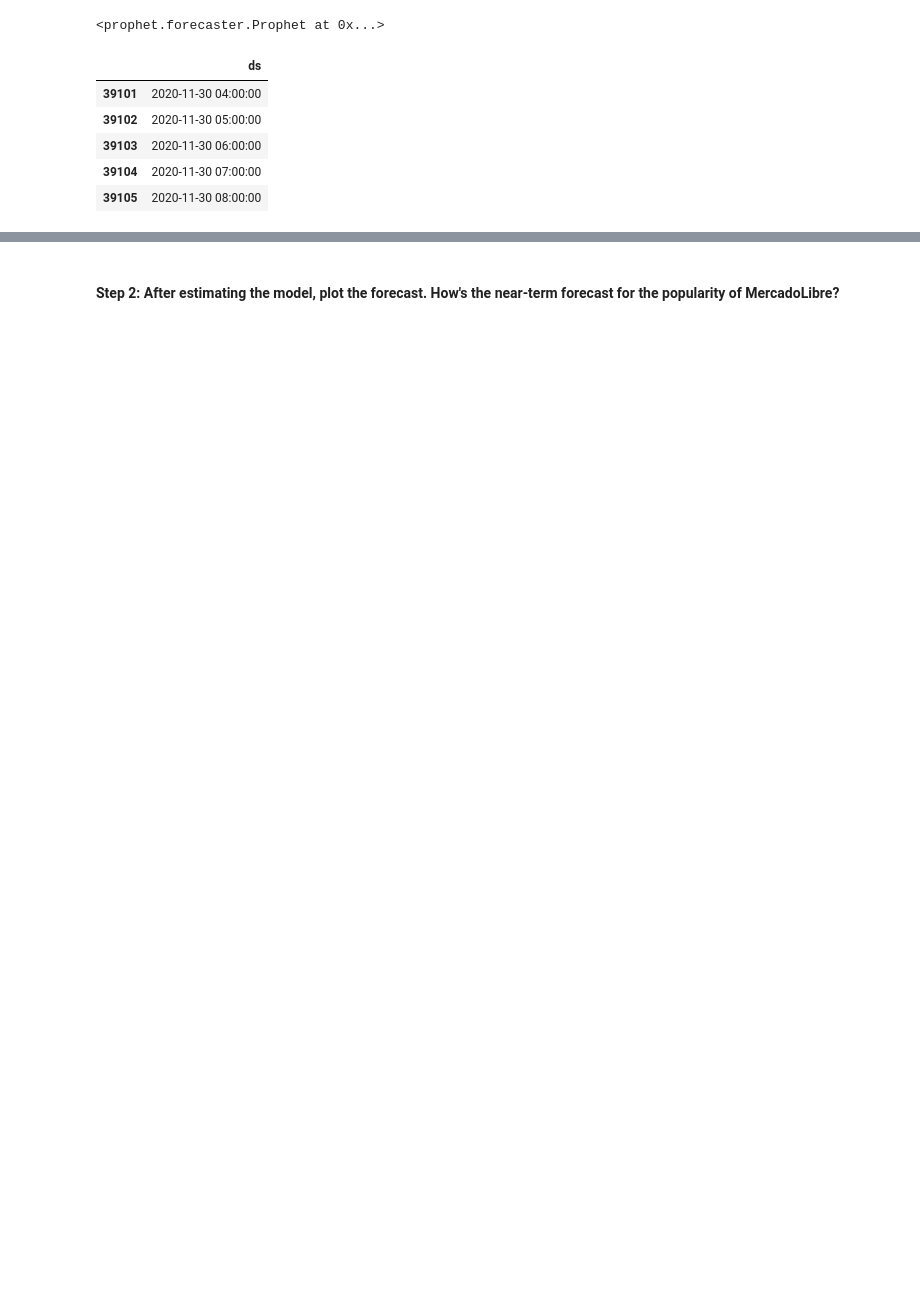
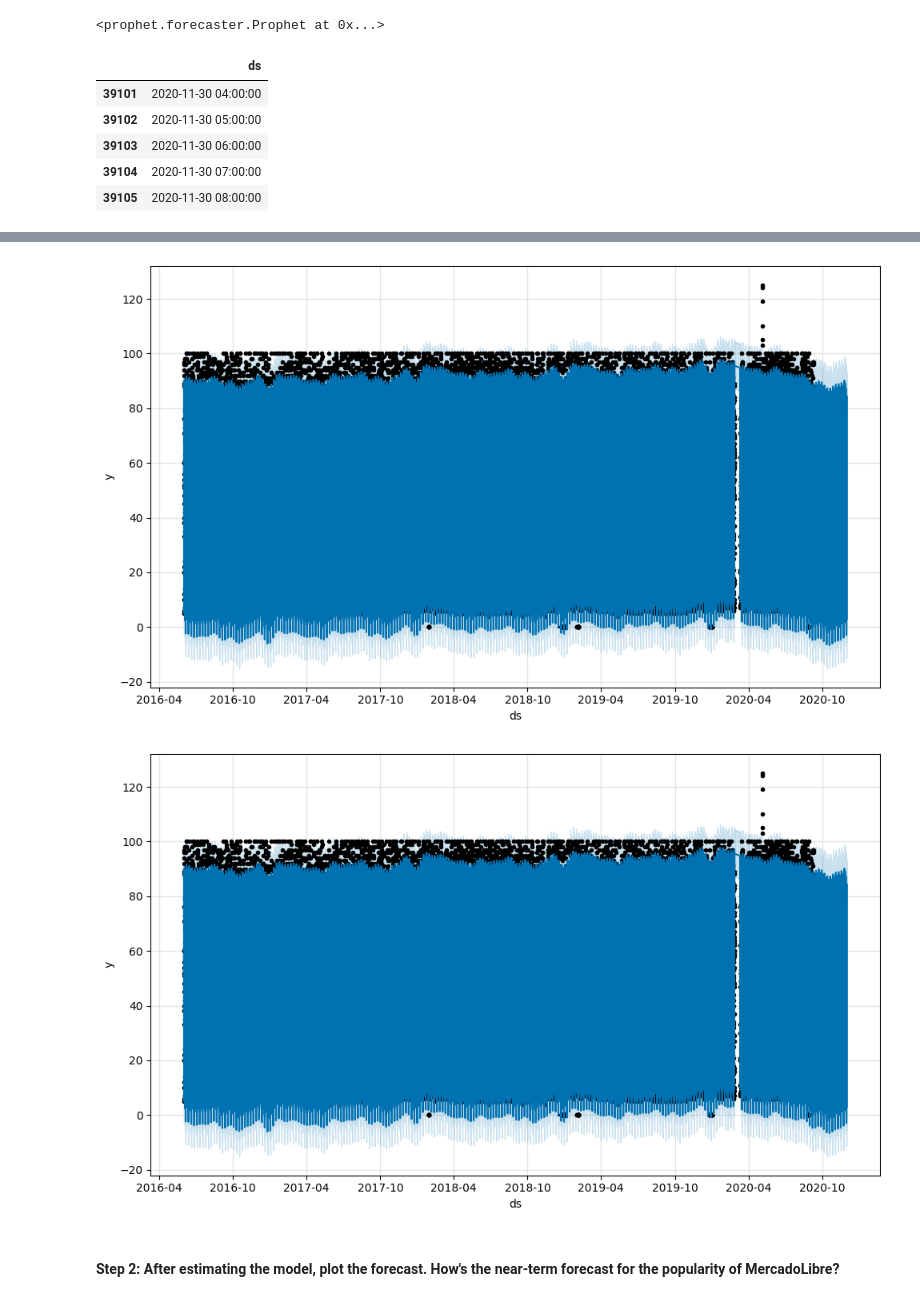
Before and after one commit to RAJESHVELAMALA/prophet-challenge, a Jupyter notebook: forecasting_net_prophet.ipynb, the cells around one changed output, grey strips where cells are left out. Drawn from its saved outputs; the diff is of its cells as text; code cells hidden in the pictures; blank space fills up the shorter version.

```diff
--- a/forecasting_net_prophet.ipynb
+++ b/forecasting_net_prophet.ipynb
@@ -515,3 +519,9 @@ INFO:cmdstanpy:Chain [1] done processing
 5 rows × 22 columns
+# %%
+# Plot the Prophet predictions for the Mercado trends data
+model.plot(forecast_trends)
+# %% [output]
+[figure, added]
+[figure, added]
 # %% [markdown]
 #### Step 2: After estimating the model, plot the forecast. How's the near-term forecast for the popularity of MercadoLibre?
```
Also changed, not shown: parts of 17 cells of this notebook.
